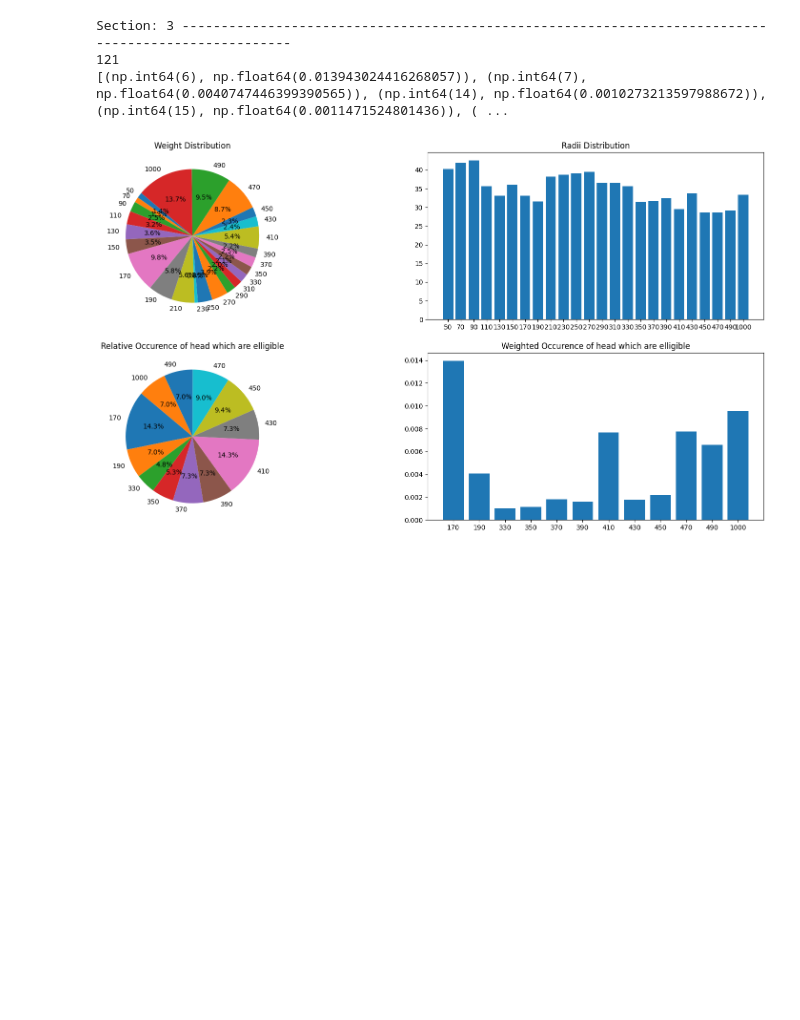
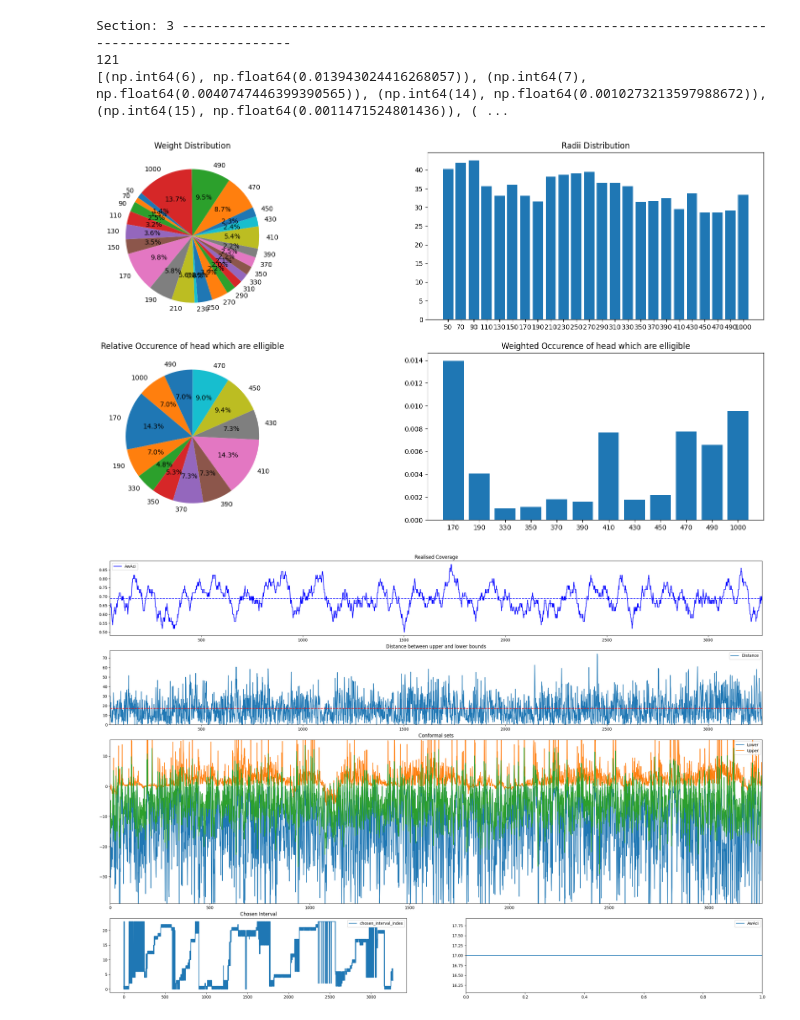
Before and after one commit to chrisjwheeler/ConformalProject, a Jupyter notebook: notebooks/Dynamic Window Method/10_testing_MACI.ipynb, the cells around one changed output. Drawn from its saved outputs; the diff is of its cells as text; code cells hidden in the pictures; blank space fills up the shorter version.

```diff
--- a/notebooks/Dynamic Window Method/10_testing_MACI.ipynb
+++ b/notebooks/Dynamic Window Method/10_testing_MACI.ipynb
@@ -173,5 +173,11 @@ Section: 3 ---------------------------------------------------------------------
 121
 [(np.int64(6), np.float64(0.013943024416268057)), (np.int64(7), np.float64(0.0040747446399390565)), (np.int64(14), np.float64(0.0010273213597988672)), (np.int64(15), np.float64(0.0011471524801436)), ( ...
 [figure]
+# %%
+ACP = AdaptiveCP(0.3)
 # %%
 result = ACP.MACI(random_data_t[0], interval_candidates=[*range(50, 500, 20), 1000], nu_sigma=(3*(10**-4), 0.15), k=2, gamma=0.005)
+# %%
+ACP_plots.AwDT_plot(result, random_data_t[0])
+# %% [output]
+[figure, added]
```
Also changed, not shown: 5 other files.
